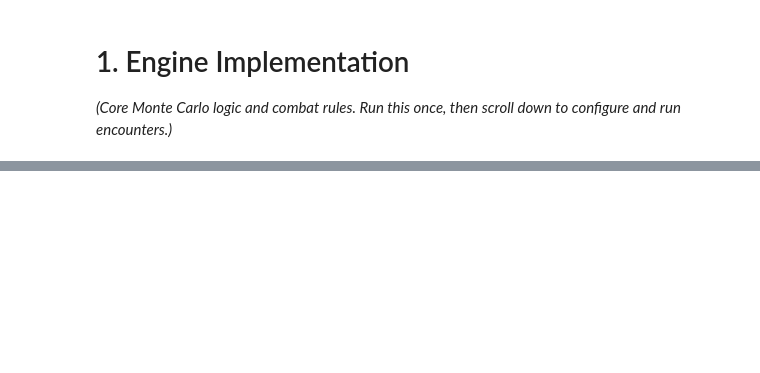
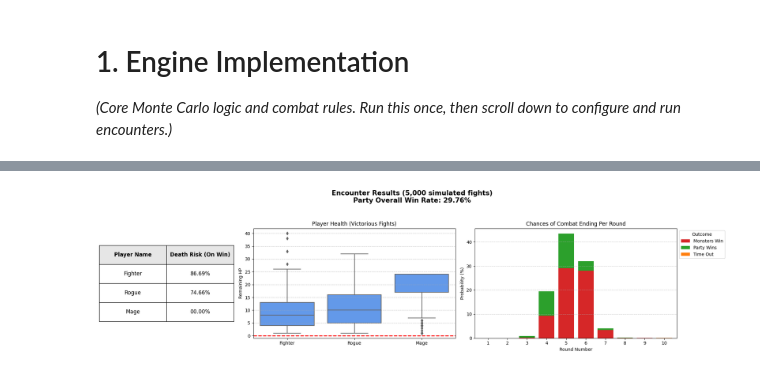
Before and after one commit to mncockerham/clockworkcities, a Jupyter notebook: simulator/CombatSimulator_MonteCarlo.ipynb, the cells around one changed output, grey strips where cells are left out. Cells and saved outputs as stored; diff of their text form; code cells hidden in the pictures; blank space fills up the shorter version.

```diff
--- a/simulator/CombatSimulator_MonteCarlo.ipynb
+++ b/simulator/CombatSimulator_MonteCarlo.ipynb
@@ -145,84 +281,25 @@ monster_enviroment_factor = [0, 0, 0, 0, 0, 0, 0, 0, 0, 0]
 
 # Combatant Profiles
 party = [
-    {
-        "name": "Fighter",
-        "type": "A",
-        "dice": 3,
-        "target": 12,
-        "damage": 4,
-        "durability": 10,
-        "mitigation": 1,
-        "initiative": "3(10)",
-        "target_factor": [1, 1, 1, 1]
-    },
-    {
-        "name": "Rogue",
-        "type": "A",
-        "dice": 4,
-        "target": 10,
-        "damage": 3,
-        "durability": 8,
-        "mitigation": 0,
-        "initiative": "4(12)",
-        "target_factor": [1, 1, 1, 1]
-    },
-    {
-        "name": "Mage",
-        "type": "A",
-        "dice": 2,
-        "target": 15,
-        "damage": "5(2)",
-        "durability": 6,
-        "mitigation": 0,
-        "initiative": "2(10)",
-        "target_factor": [1, 1, 1, 1]
-    }
+    {"name": "Fighter", "type": "A", "dice": 3, "target": 12, "damage": 4, "durability": 10, "mitigation": 1, "initiative": "3(10)", "target_factor": [6, 6, 6]},
+    {"name": "Rogue", "type": "A", "dice": 3, "target": 10, "damage": 3, "durability": 8, "mitigation": 0, "initiative": "4(12)", "target_factor": [2, 4, 5]},
+    {"name": "Mage", "type": "A", "dice": 3, "target": 15, "damage": "3(2)", "durability": 6, "mitigation": 0, "initiative": "2(10)", "target_factor": [0, 0, 0]}
 ]
 
 monsters = [
-    {
-        "name": "Goblin Boss",
-        "type": "B",
-        "dice": 4,
-        "target": 14,
-        "damage": 5,
-        "durability": 15,
-        "mitigation": 2,
-        "initiative": "4(12)",
-        "target_factor": [1, 1, 1]
-    },
-    {
-        "name": "Goblin Lieutenant",
-        "type": "L",
-        "dice": 3,
-        "target": 12,
-        "damage": 4,
-        "durability": 10,
-        "mitigation": 1,
-        "initiative": "3(10)",
-        "target_factor": [3, 3, 3]
-    },
-    {
-        "name": "Goblin Minion 1",
-        "type": "M",
-        "dice": 2,
-        "target": 10,
-        "damage": 3,
-        "durability": 5,
-        "mitigation": 0,
-        "initiative": "2(8)",
-        "target_factor": [2, 2, 2]
-    },
-    {
-        "name": "Goblin Minion 2",
-        "type": "M",
-        "dice": 2,
-        "target": 10,
-        "damage": 3,
-        "durability": 5,
-        "mitigation": 0,
-        "initiative": "2(8)",
-        "target_factor": [2, 2, 2]
-    }
+    {"name": "Goblin Boss", "type": "B", "dice": 8, "target": 14, "damage": 4, "durability": 9, "mitigation": 2, "initiative": "4(12)", "target_factor": [1, 1, 1, 1]},
+    {"name": "Goblin Lieutenant", "type": "L", "dice": 1, "target": 12, "damage": 3, "durability": 8, "mitigation": 1, "initiative": "3(10)", "target_factor": [1, 1, 1, 1]},
+    {"name": "Goblin Minion 1", "type": "M", "dice": 1, "target": 10, "damage": 2, "durability": 5, "mitigation": 0, "initiative": "2(8)", "target_factor": [1, 1, 1, 1]},
+    {"name": "Goblin Minion 2", "type": "M", "dice": 1, "target": 10, "damage": 2, "durability": 5, "mitigation": 0, "initiative": "2(8)", "target_factor": [1, 1, 1, 1]}
 ]
+
+# Run analysis
+render_encounter_analysis(
+    party=party,
+    monsters=monsters,
+    max_rounds=MaxRounds,
+    p_env=player_enviroment_factor,
+    m_env=monster_enviroment_factor,
+    sim_count=simulations_to_run
+)
+# %% [output]
@@ -228,0 +314 @@ monsters = [
+[figure, added]
```
Also changed, not shown: parts of 5 cells of this notebook, 2 other files.
